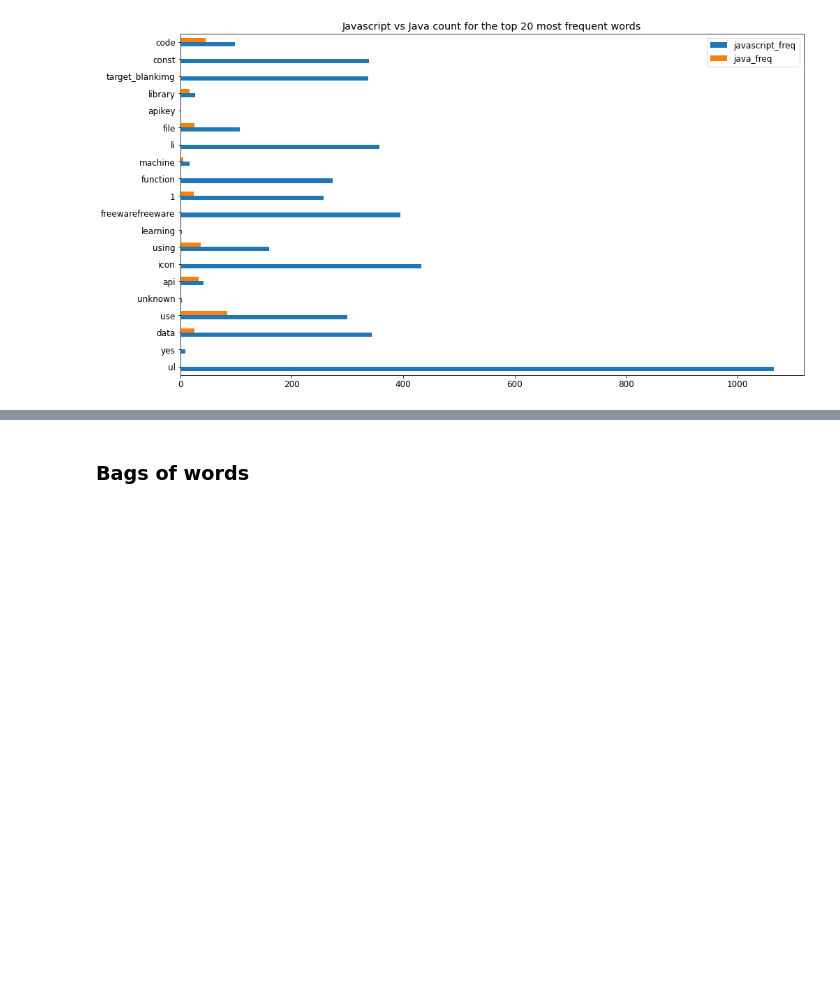
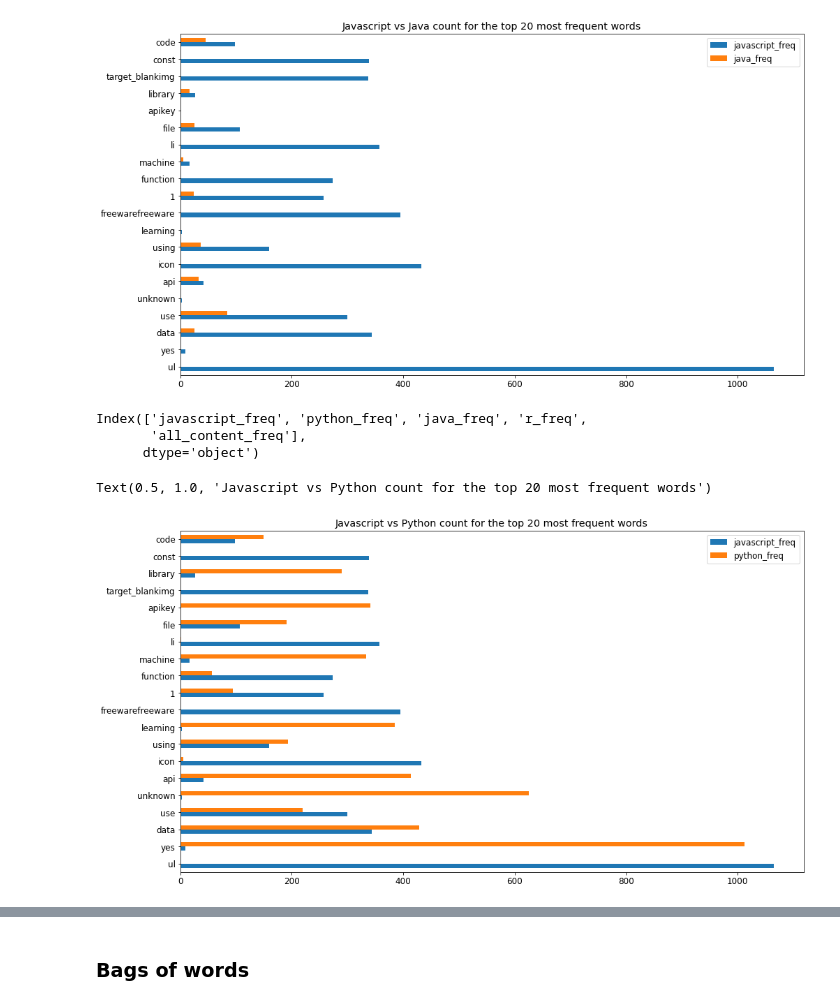
Before and after one commit to Murphy-Quach-Carter/NLP-Project, a Jupyter notebook: Linh_inital.ipynb, the cells around one changed output, grey strips where cells are left out. Drawn from its saved outputs; the diff is of its cells as text; code cells hidden in the pictures; blank space fills up the shorter version.

```diff
--- a/Linh_inital.ipynb
+++ b/Linh_inital.ipynb
@@ -299,3 +323,18 @@ plt.title('Javascript vs Java count for the top 20 most frequent words')
 # %% [output]
 Text(0.5, 1.0, 'Javascript vs Java count for the top 20 most frequent words')
 [figure]
+# %%
+word_counts.keys()
+# %% [output]
+Index(['javascript_freq', 'python_freq', 'java_freq', 'r_freq',
+       'all_content_freq'],
+      dtype='object')
+# %%
+#plotting javascript freq words vs python frequent words
+plt.rc('font', size=12)
+plt.rc('figure', figsize=(16,9))
+word_counts.sort_values('all_content_freq', ascending=False).head(20)[['javascript_freq', 'python_freq']].plot.barh()
+plt.title('Javascript vs Python count for the top 20 most frequent words')
+# %% [output]
+Text(0.5, 1.0, 'Javascript vs Python count for the top 20 most frequent words')
+[figure, added]
```
Also changed, not shown: parts of 62 cells of this notebook.
